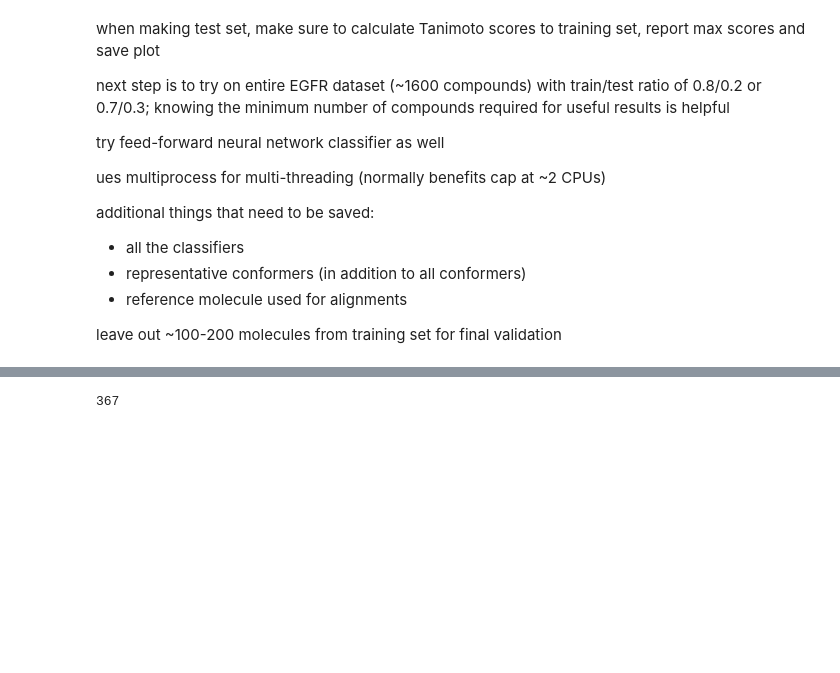
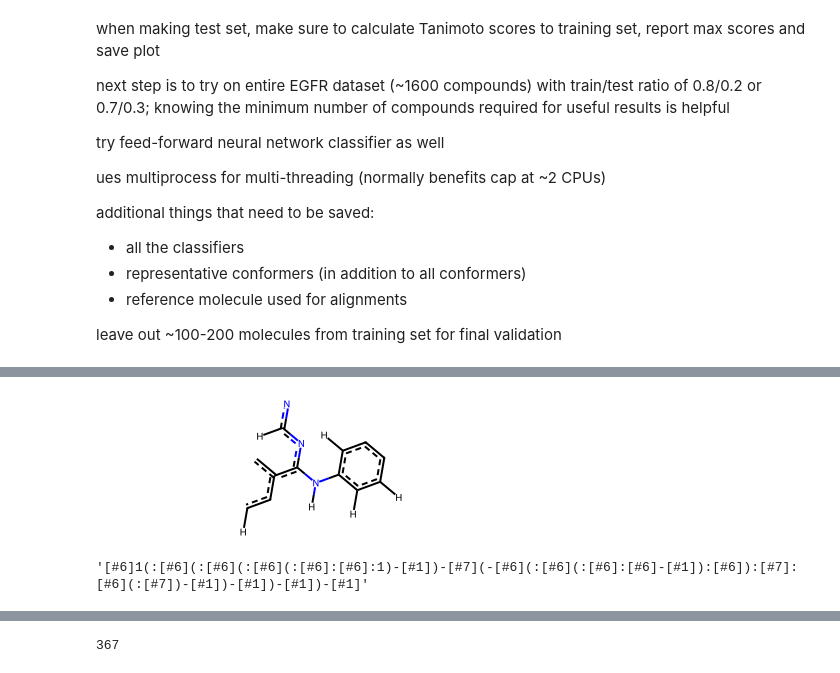
Before and after one commit to mghahremanpour/PharmMap, a Jupyter notebook: testing_notebooks/ph4_screening_test.ipynb, the cells around one changed output, grey strips where cells are left out. Cells and saved outputs as stored; diff of their text form; code cells hidden in the pictures; blank space fills up the shorter version.

```diff
--- a/testing_notebooks/ph4_screening_test.ipynb
+++ b/testing_notebooks/ph4_screening_test.ipynb
@@ -981,0 +1036,8 @@ class Trainer:
+# %%
+mcs_mol
+# %% [output]
+[figure, added]
+# %%
+mcs.smartsString
+# %% [output]
+'[#6]1(:[#6](:[#6](:[#6](:[#6]:[#6]:1)-[#1])-[#7](-[#6](:[#6](:[#6]:[#6]-[#1]):[#6]):[#7]:[#6](:[#7])-[#1])-[#1])-[#1])-[#1]'
```
Also changed, not shown: parts of 14 cells of this notebook, 3 other files.
